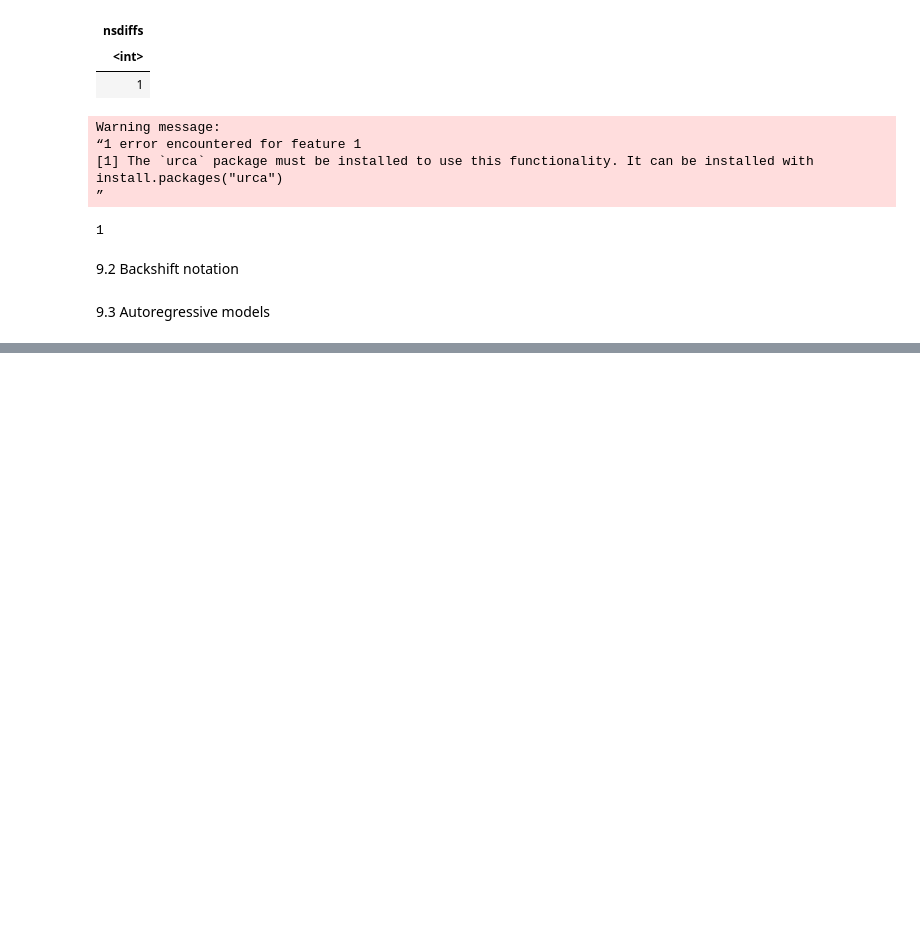
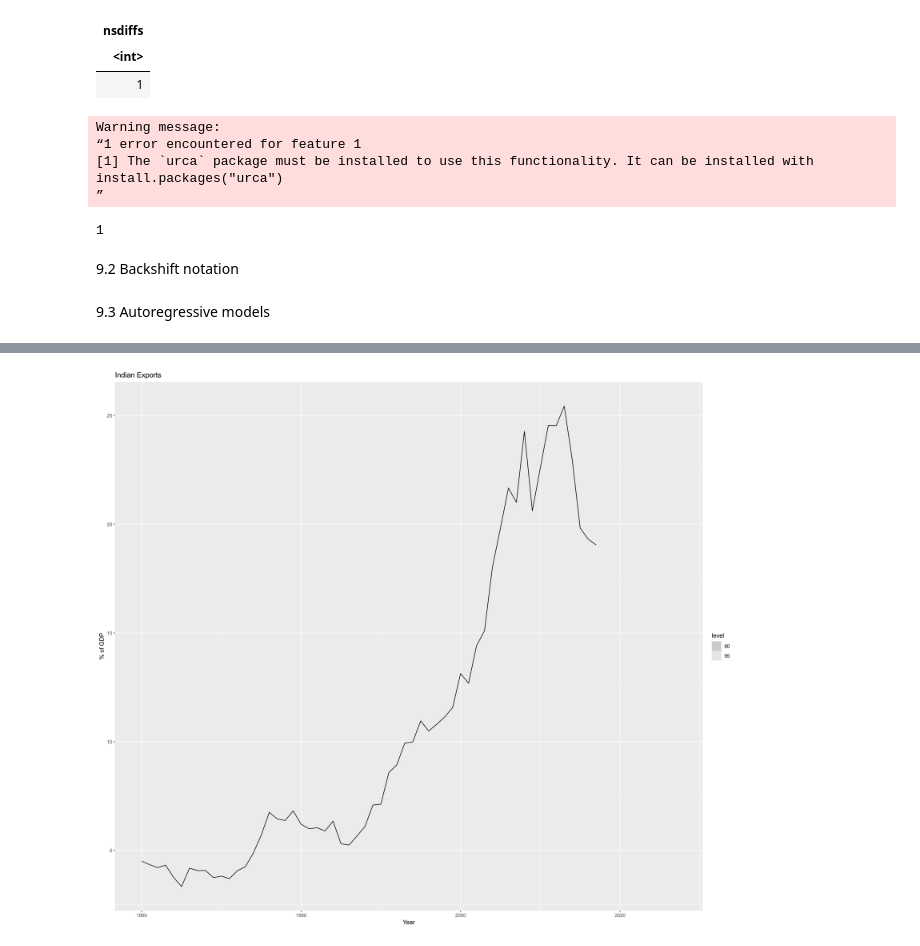
Before and after one commit to ARKA1112/Time_Series_R, a Jupyter notebook: OTEXTS_9.ipynb, the cells around one changed output, grey strips where cells are left out. Drawn from its saved outputs; the diff is of its cells as text; code cells hidden in the pictures; blank space fills up the shorter version.

```diff
--- a/OTEXTS_9.ipynb
+++ b/OTEXTS_9.ipynb
@@ -143,0 +142,4 @@ Warning message:
+# %%
+# The following R code selects a seasonal ARIMA model automatically
+
+fit <- global_economy|>filter(Code == "IND")|>model(ARIMA(Exports))
@@ -143,0 +158,5 @@ Warning message:
+# %%
+# forecast
+
+fit |>forecast(h=10)|>autoplot(global_economy) + labs(y = "% of GDP", title = "Indian Exports")
+# %% [output]
@@ -143,0 +169 @@ Warning message:
+[figure, added]
```
Also changed, not shown: parts of 20 cells of this notebook, 1 other file.
